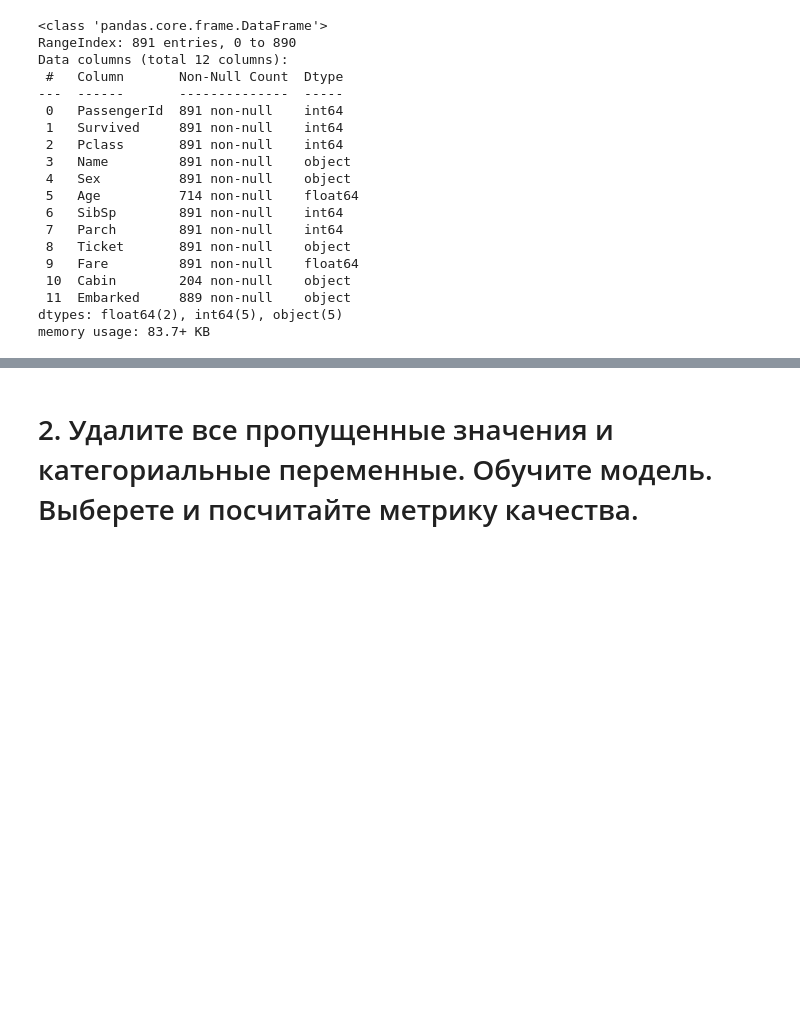
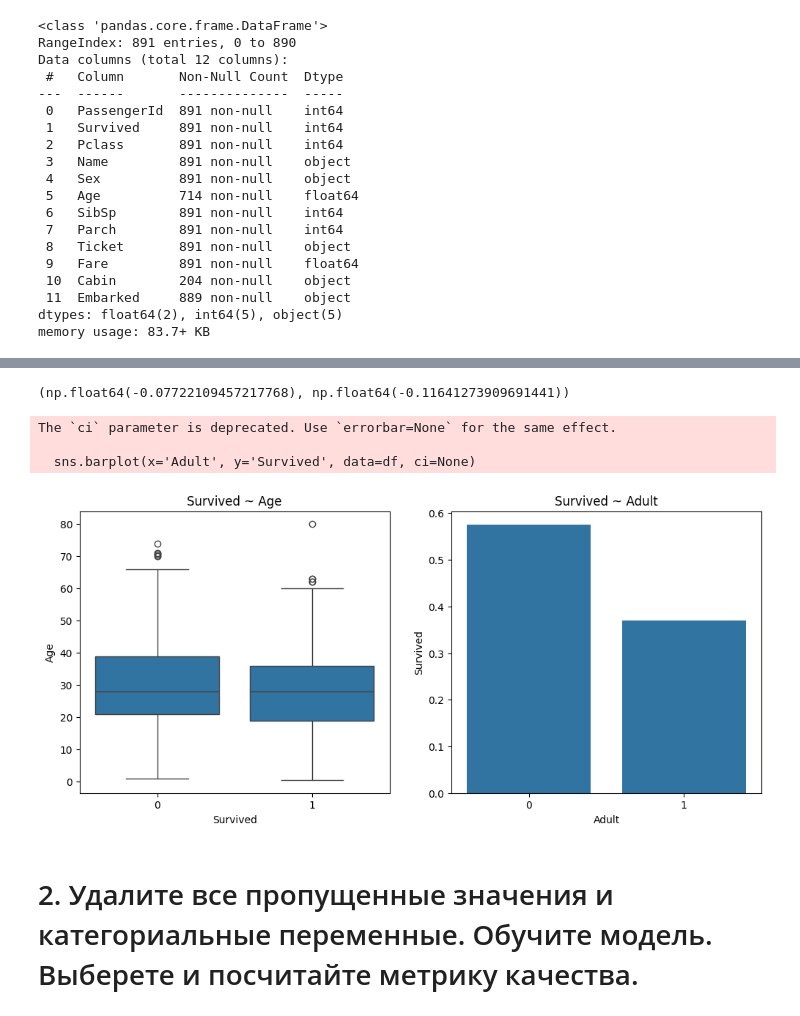
Before and after one commit to BirukovAlex/neto_Python, a Jupyter notebook: ДЗ_проблема_качества_данных.ipynb, the cells around one changed output, grey strips where cells are left out. Drawn from its saved outputs; the diff is of its cells as text; code cells hidden in the pictures; blank space fills up the shorter version.

```diff
--- a/ДЗ_проблема_качества_данных.ipynb
+++ b/ДЗ_проблема_качества_данных.ipynb
@@ -37,5 +37,5 @@ from sklearn.model_selection import train_test_split
 from sklearn.preprocessing import PolynomialFeatures, StandardScaler, LabelEncoder
 from sklearn.metrics import mean_absolute_error, recall_score, precision_score, accuracy_score, roc_curve, roc_auc_score, auc, precision_recall_curve
 # %%
-data = pd.read_csv('train.csv')
+df = pd.read_csv('train.csv')
 # %%
@@ -76,0 +78,22 @@ data['cabin']
+# %%
+# Создание колонки Adult
+df['Adult'] = 1  # По умолчанию все взрослые (1)
+
+# Определение детей (0) по возрасту <=12
+df.loc[df['Age'] <= 12, 'Adult'] = 0
+# Обработка случаев с пропущенным возрастом
+mask = (
+    df['Age'].isna() &
+    (df['Parch'] != 0) &
+    df['Name'].str.contains('Master')
+)
+df.loc[mask, 'Adult'] = 0
+# Обработка случаев с Miss - оставляем NaN
+miss_mask = (
+    df['Age'].isna() &
+    (df['Parch'] != 0) &
+    df['Name'].str.contains('Miss')
+)
+df.loc[miss_mask, 'Adult'] = np.nan
+# Преобразование в int64 (где возможно)
+df['Adult'] = df['Adult'].astype('Int64')  # Используем pandas' Int64 для поддержки NaN
@@ -77,3 +123,25 @@ data['cabin']
+# %%
+#сравним корреляции
+df.Survived.corr(df.Age), df.Survived.corr(df.Adult)
+# %% [output]
+(np.float64(-0.07722109457217768), np.float64(-0.11641273909691441))
+# %%
+# График выживаемости по Age
+plt.figure(figsize=(12, 5))
+plt.subplot(1, 2, 1)
+sns.boxplot(x='Survived', y='Age', data=df)
+plt.title("Survived ~ Age")
+
+# График выживаемости по Adult
+plt.subplot(1, 2, 2)
+sns.barplot(x='Adult', y='Survived', data=df, ci=None)
+plt.title("Survived ~ Adult")
+plt.show()
+# %% [output]
+The `ci` parameter is deprecated. Use `errorbar=None` for the same effect.
+
+  sns.barplot(x='Adult', y='Survived', data=df, ci=None)
+[figure, added]
 # %% [markdown]
 # 2. Удалите все пропущенные значения и категориальные переменные. Обучите модель. Выберете и посчитайте метрику качества.
 # %% [markdown]
```
Also changed, not shown: parts of 5 cells of this notebook.
